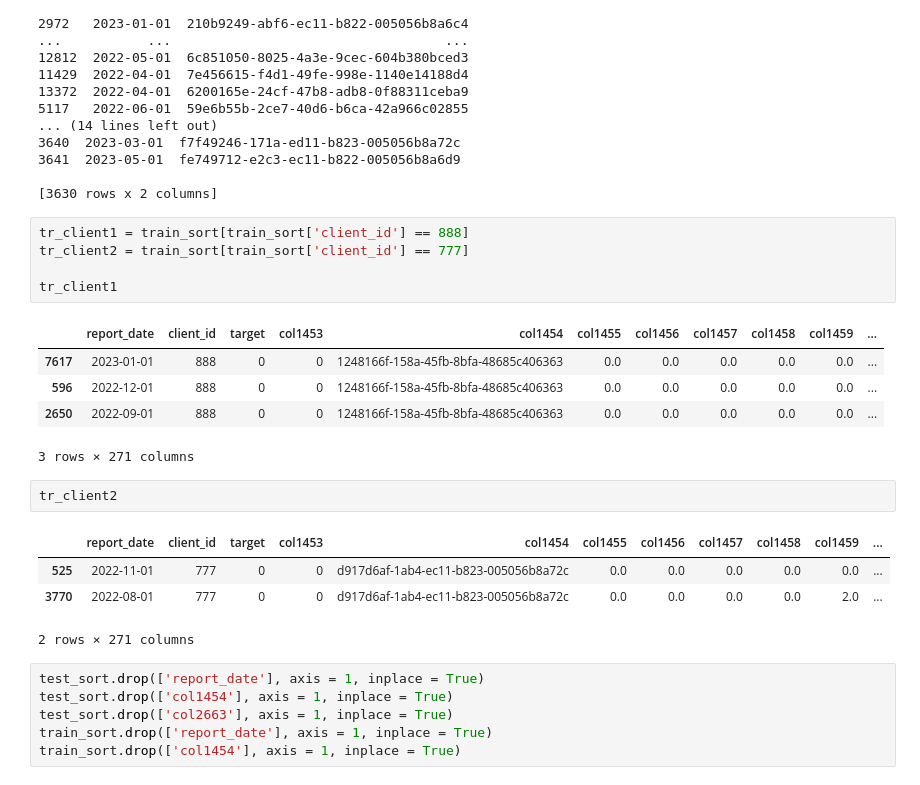
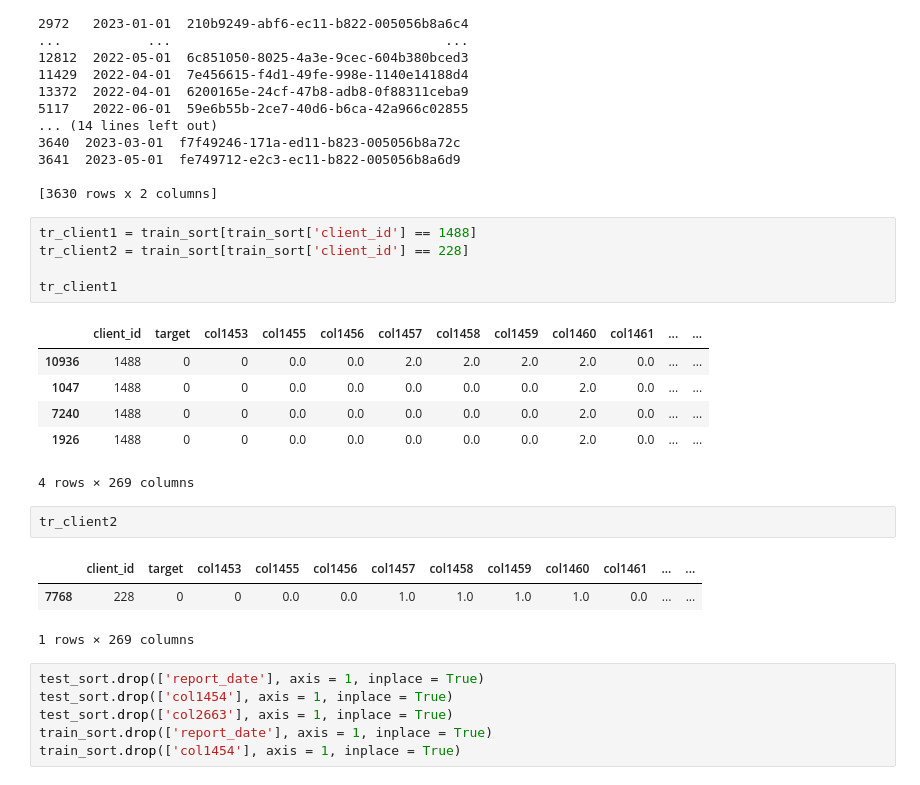
Before and after one commit to cryzzone/intensive_two, a Jupyter notebook: final/Кейс__Самолёт_.ipynb, the cells around one changed output. Cells and saved outputs as stored; diff of their text form.

```diff
--- a/final/Кейс__Самолёт_.ipynb
+++ b/final/Кейс__Самолёт_.ipynb
@@ -237,23 +239,23 @@ print(non_numeric_columns)
 
 [3630 rows x 2 columns]
 # %%
-tr_client1 = train_sort[train_sort['client_id'] == 888]
-tr_client2 = train_sort[train_sort['client_id'] == 777]
+tr_client1 = train_sort[train_sort['client_id'] == 1488]
+tr_client2 = train_sort[train_sort['client_id'] == 228]
 
 tr_client1
 # %% [output]
-|  | report_date | client_id | target | col1453 | col1454 | col1455 | col1456 | col1457 | col1458 | col1459 | ... |
-| 7617 | 2023-01-01 | 888 | 0 | 0 | 1248166f-158a-45fb-8bfa-48685c406363 | 0.0 | 0.0 | 0.0 | 0.0 | 0.0 | ... |
-| 596 | 2022-12-01 | 888 | 0 | 0 | 1248166f-158a-45fb-8bfa-48685c406363 | 0.0 | 0.0 | 0.0 | 0.0 | 0.0 | ... |
-| 2650 | 2022-09-01 | 888 | 0 | 0 | 1248166f-158a-45fb-8bfa-48685c406363 | 0.0 | 0.0 | 0.0 | 0.0 | 0.0 | ... |
+|  | client_id | target | col1453 | col1455 | col1456 | col1457 | col1458 | col1459 | col1460 | col1461 | ... | ... |
+| 10936 | 1488 | 0 | 0 | 0.0 | 0.0 | 2.0 | 2.0 | 2.0 | 2.0 | 0.0 | ... | ... |
+| 1047 | 1488 | 0 | 0 | 0.0 | 0.0 | 0.0 | 0.0 | 0.0 | 2.0 | 0.0 | ... | ... |
+| 7240 | 1488 | 0 | 0 | 0.0 | 0.0 | 0.0 | 0.0 | 0.0 | 2.0 | 0.0 | ... | ... |
+| 1926 | 1488 | 0 | 0 | 0.0 | 0.0 | 0.0 | 0.0 | 0.0 | 2.0 | 0.0 | ... | ... |
-3 rows × 271 columns
+4 rows × 269 columns
 # %%
 tr_client2
 # %% [output]
-|  | report_date | client_id | target | col1453 | col1454 | col1455 | col1456 | col1457 | col1458 | col1459 | ... |
-| 525 | 2022-11-01 | 777 | 0 | 0 | d917d6af-1ab4-ec11-b823-005056b8a72c | 0.0 | 0.0 | 0.0 | 0.0 | 0.0 | ... |
-| 3770 | 2022-08-01 | 777 | 0 | 0 | d917d6af-1ab4-ec11-b823-005056b8a72c | 0.0 | 0.0 | 0.0 | 0.0 | 2.0 | ... |
+|  | client_id | target | col1453 | col1455 | col1456 | col1457 | col1458 | col1459 | col1460 | col1461 | ... | ... |
+| 7768 | 228 | 0 | 0 | 0.0 | 0.0 | 1.0 | 1.0 | 1.0 | 1.0 | 0.0 | ... | ... |
-2 rows × 271 columns
+1 rows × 269 columns
 # %%
 test_sort.drop(['report_date'], axis = 1, inplace = True)
 test_sort.drop(['col1454'], axis = 1, inplace = True)
```
Also changed, not shown: parts of 6 cells of this notebook.
